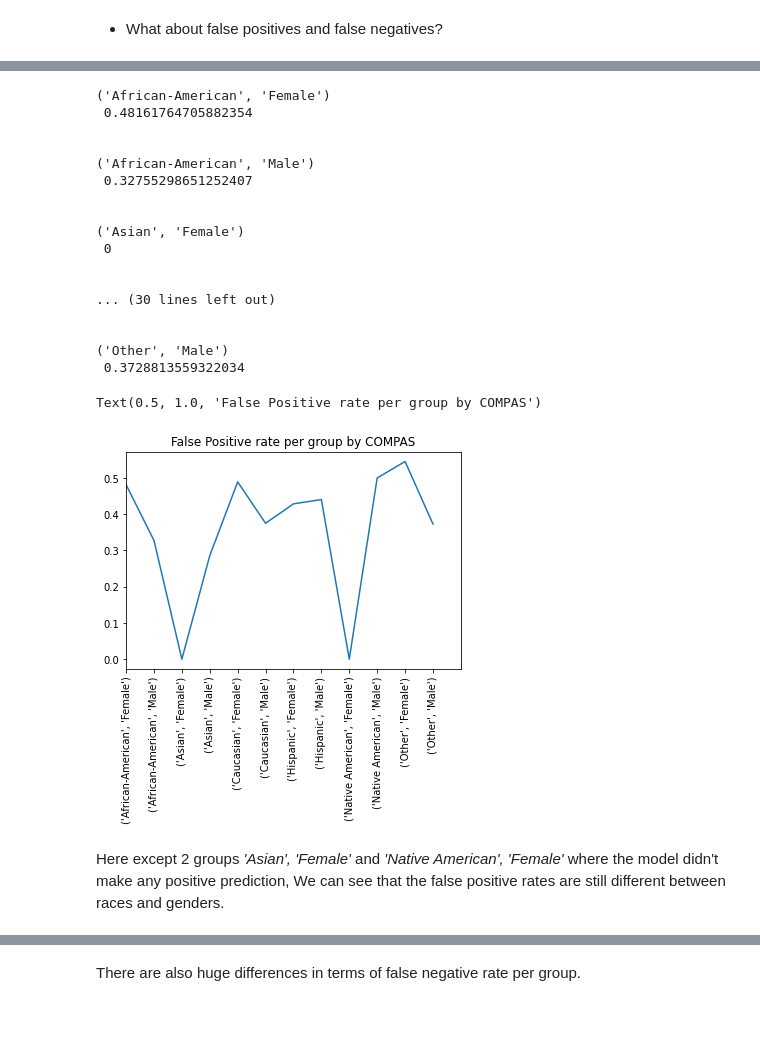
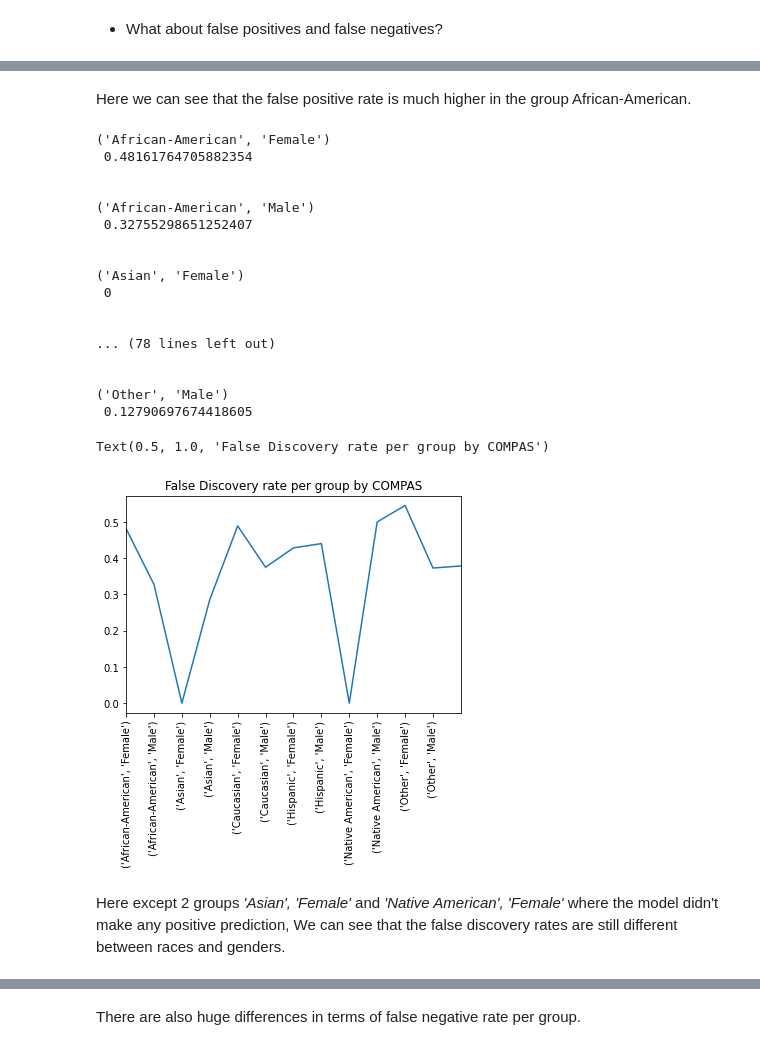
Before and after one commit to Adrieennn/compas_exploration, a Jupyter notebook: compas_exploration_students.ipynb, the cells around one changed output, grey strips where cells are left out. Saved outputs shown, nothing was run; the diff lists cells and outputs as text; code cells hidden in the pictures; blank space fills up the shorter version.

```diff
--- a/compas_exploration_students.ipynb
+++ b/compas_exploration_students.ipynb
@@ -324,3 +325,23 @@ Text(0.5, 1.0, 'Accurecy per group by COMPAS')
 As we can see in the graph, the accuracy is not homogeneous among races and genders. The model has a poorer performance for the race *African-American* than *Caucasian*.
 # %% [markdown]
 - What about false positives and false negatives?
+# %%
+FP_list_compas=[]
+
+def make_FP_list(FP_list,stat):
+    for key, item in stat:
+        stat_group=stat.get_group(key)
+        FPos=stat_group[(((df.score_text=='High') | (df.score_text=='Medium')) & (stat_group.two_year_recid==0))].count()['score_text']
+        TN=stat_group[((stat_group.score_text=='Low') & (stat_group.two_year_recid==0))].count()['score_text']
+        if FPos==0 :
+            accurecy = 0
+        else:
+            accurecy=FPos/(FPos+TN)
+        print(key,'\n',accurecy, '\n\n')
+        FP_list.append(accurecy)
+
+make_FP_list(FP_list_compas,stat)
+plt.plot(FP_list_compas)
+plt.xlim(0,12)
+plt.xticks(range(0, 12),keys,rotation=90)
+plt.title("False Positive rate per group by COMPAS")
@@ -327,43 +368,45 @@ As we can see in the graph, the accuracy is not homogeneous among races and gend
+# %% [markdown]
+Here we can see that the false positive rate is much higher in the group African-American.
 # %%
-FP_list_compas=[]
+FD_list_compas=[]
 
-def make_FP_list(FP_list,stat):
-    for key, item in stat:
-        stat_group=stat.get_group(key)
-        FPos=stat_group[(((df.score_text=='High') | (df.score_text=='Medium')) & (stat_group.two_year_recid==0))].count()['score_text']
-        Pos=stat_group[((df.score_text=='High') | (df.score_text=='Medium'))].count()['score_text']
-        if FPos==0 :
-            accurecy = 0
-        else:
-            accurecy=FPos/Pos
-        print(key,'\n',accurecy, '\n\n')
-        FP_list_compas.append(accurecy)
 
-make_FP_list(FP_list_compas,stat)
-plt.plot(FP_list_compas)
+for key, item in stat:
+    stat_group=stat.get_group(key)
+    FPos=stat_group[(((df.score_text=='High') | (df.score_text=='Medium')) & (stat_group.two_year_recid==0))].count()['score_text']
+    Pos=stat_group[((df.score_text=='High') | (df.score_text=='Medium'))].count()['score_text']
+    if FPos==0 :
+        accurecy = 0
+    else:
+        accurecy=FPos/Pos
+    print(key,'\n',accurecy, '\n\n')
+    FD_list_compas.append(accurecy)
+
+make_FP_list(FD_list_compas,stat)
+plt.plot(FD_list_compas)
 plt.xlim(0,12)
 plt.xticks(range(0, 12),keys,rotation=90)
-plt.title("False Positive rate per group by COMPAS")
+plt.title("False Discovery rate per group by COMPAS")
 # %% [output]
 ('African-American', 'Female')
  0.48161764705882354
 
 
 ('African-American', 'Male')
  0.32755298651252407
 
 
 ('Asian', 'Female')
  0
 
 
-... (30 lines left out)
+... (78 lines left out)
 
 
 ('Other', 'Male')
- 0.3728813559322034
+ 0.12790697674418605
-Text(0.5, 1.0, 'False Positive rate per group by COMPAS')
+Text(0.5, 1.0, 'False Discovery rate per group by COMPAS')
-[figure, old version]
+[figure, new version]
 # %% [markdown]
-Here except 2 groups *'Asian', 'Female'* and *'Native American', 'Female'* where the model didn't make any positive prediction, We can see that the false positive rates are still different between races and genders.
+Here except 2 groups *'Asian', 'Female'* and *'Native American', 'Female'* where the model didn't make any positive prediction, We can see that the false discovery rates are still different between races and genders.
 # %%
```
Also changed, not shown: parts of 36 cells of this notebook.
